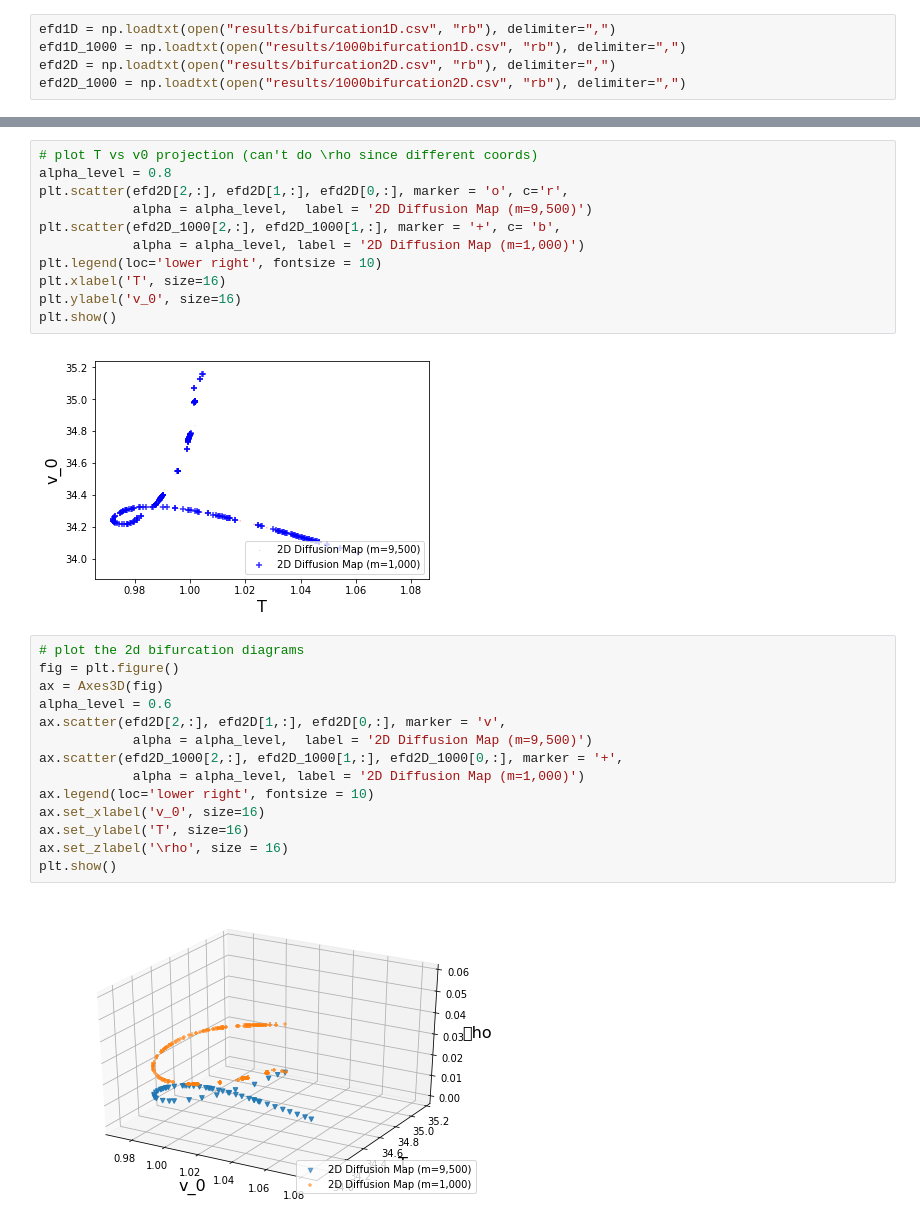
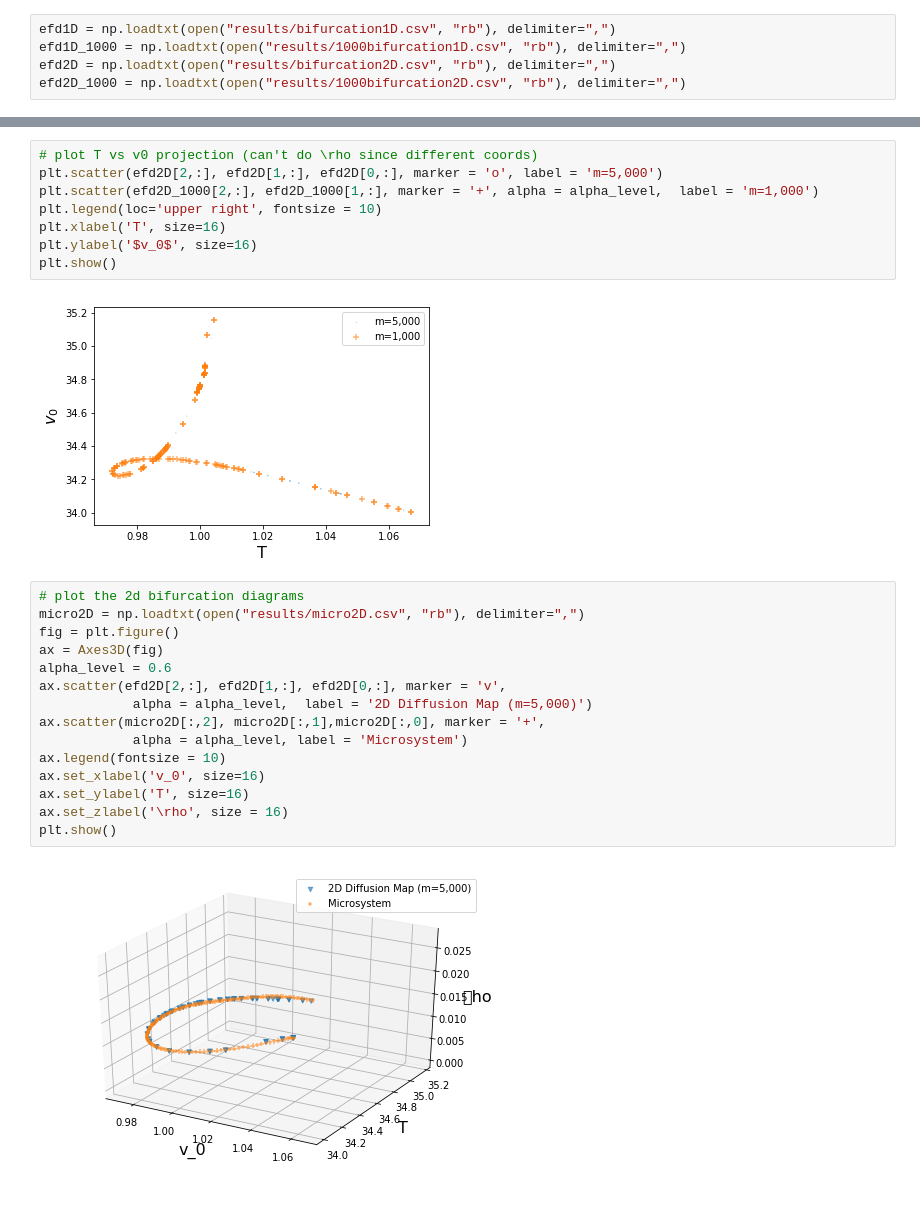
Before and after one commit to sandstede-lab/Equation-free-modeling, a Jupyter notebook: plot_eq_free.ipynb, the cells around one changed output, grey strips where cells are left out. Drawn from its saved outputs; the diff is of its cells as text.

```diff
--- a/plot_eq_free.ipynb
+++ b/plot_eq_free.ipynb
@@ -139,29 +223,27 @@ plt.show()
 # %%
 # plot T vs v0 projection (can't do \rho since different coords)
-alpha_level = 0.8
-plt.scatter(efd2D[2,:], efd2D[1,:], efd2D[0,:], marker = 'o', c='r',
-            alpha = alpha_level,  label = '2D Diffusion Map (m=9,500)')
-plt.scatter(efd2D_1000[2,:], efd2D_1000[1,:], marker = '+', c= 'b',
-            alpha = alpha_level, label = '2D Diffusion Map (m=1,000)')
-plt.legend(loc='lower right', fontsize = 10)
+plt.scatter(efd2D[2,:], efd2D[1,:], efd2D[0,:], marker = 'o', label = 'm=5,000')
+plt.scatter(efd2D_1000[2,:], efd2D_1000[1,:], marker = '+', alpha = alpha_level,  label = 'm=1,000')
+plt.legend(loc='upper right', fontsize = 10)
 plt.xlabel('T', size=16)
-plt.ylabel('v_0', size=16)
+plt.ylabel('$v_0$', size=16)
 plt.show()
 # %% [output]
-[figure, old version]
+[figure, new version]
 # %%
 # plot the 2d bifurcation diagrams
+micro2D = np.loadtxt(open("results/micro2D.csv", "rb"), delimiter=",")
 fig = plt.figure()
 ax = Axes3D(fig)
 alpha_level = 0.6
 ax.scatter(efd2D[2,:], efd2D[1,:], efd2D[0,:], marker = 'v',
-            alpha = alpha_level,  label = '2D Diffusion Map (m=9,500)')
-ax.scatter(efd2D_1000[2,:], efd2D_1000[1,:], efd2D_1000[0,:], marker = '+',
-            alpha = alpha_level, label = '2D Diffusion Map (m=1,000)')
-ax.legend(loc='lower right', fontsize = 10)
+            alpha = alpha_level,  label = '2D Diffusion Map (m=5,000)')
+ax.scatter(micro2D[:,2], micro2D[:,1],micro2D[:,0], marker = '+',
+            alpha = alpha_level, label = 'Microsystem')
+ax.legend(fontsize = 10)
 ax.set_xlabel('v_0', size=16)
 ax.set_ylabel('T', size=16)
 ax.set_zlabel('\rho', size = 16)
 plt.show()
 # %% [output]
-[figure, old version]
+[figure, new version]
```
Also changed, not shown: parts of 20 cells of this notebook.
